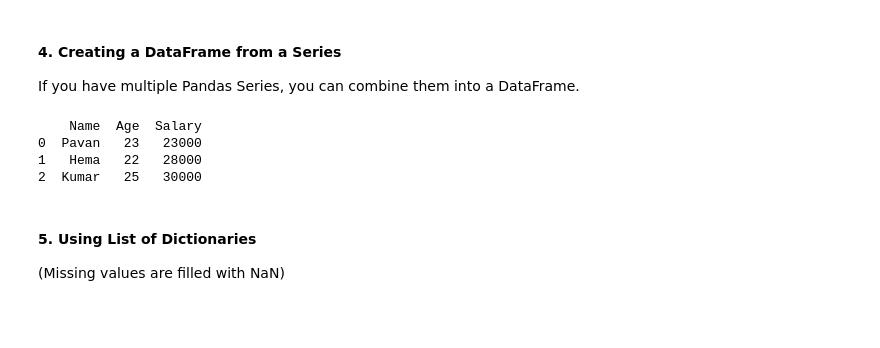
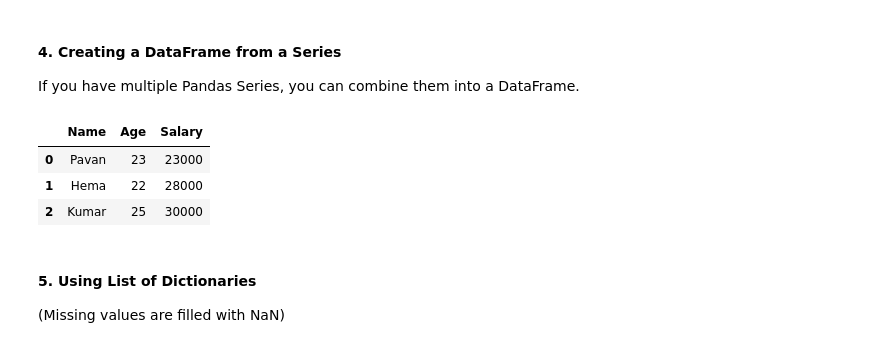
Before and after one commit to Pk1331/Data-Science-Materials, a Jupyter notebook: Pandas/Day-1 (02-04-2025).ipynb, the cells around one changed output. Drawn from its saved outputs; the diff is of its cells as text; code cells hidden in the pictures; blank space fills up the shorter version.

```diff
--- a/Pandas/Day-1 (02-04-2025).ipynb
+++ b/Pandas/Day-1 (02-04-2025).ipynb
@@ -292,15 +292,15 @@ If you have multiple Pandas Series, you can combine them into a DataFrame.
 # %%
 name = pd.Series(["Pavan", "Hema", "Kumar"])
 age = pd.Series([23, 22, 25])
 salary = pd.Series([23000, 28000, 30000])
 
 df = pd.DataFrame({"Name": name, "Age": age, "Salary": salary})
-print(df)
+df
 # %% [output]
-    Name  Age  Salary
-0  Pavan   23   23000
-1   Hema   22   28000
-2  Kumar   25   30000
+|  | Name | Age | Salary |
+| 0 | Pavan | 23 | 23000 |
+| 1 | Hema | 22 | 28000 |
+| 2 | Kumar | 25 | 30000 |
 # %% [markdown]
 #### **5. Using List of Dictionaries**
 (Missing values are filled with NaN)
```
Also changed, not shown: parts of 4 cells of this notebook, 9 other files.
